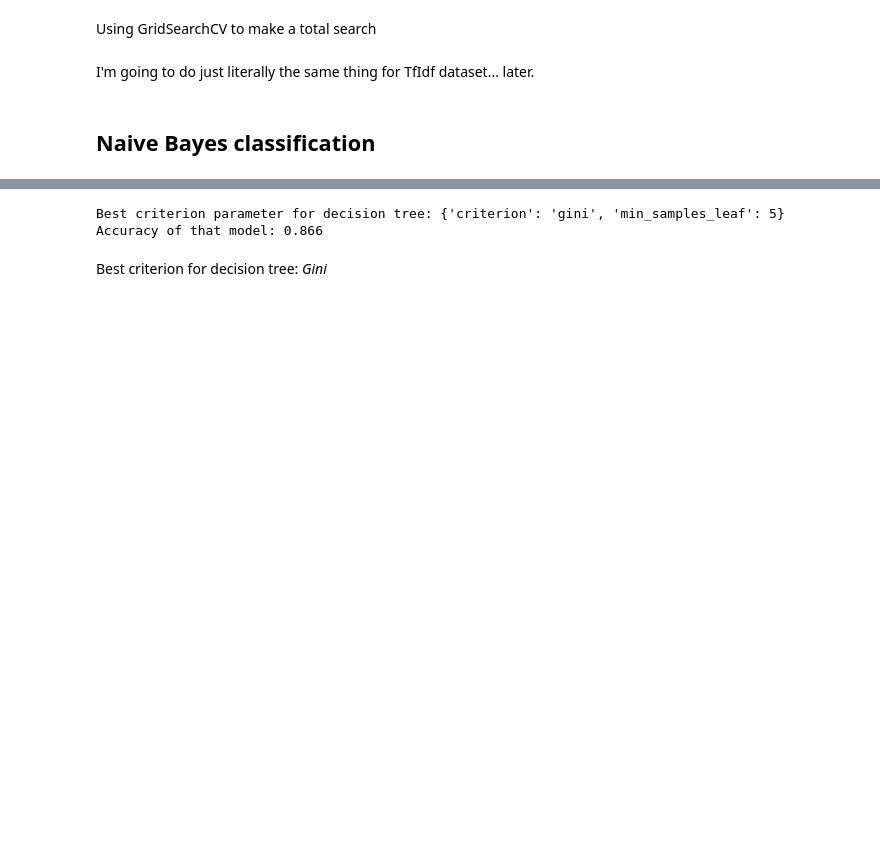
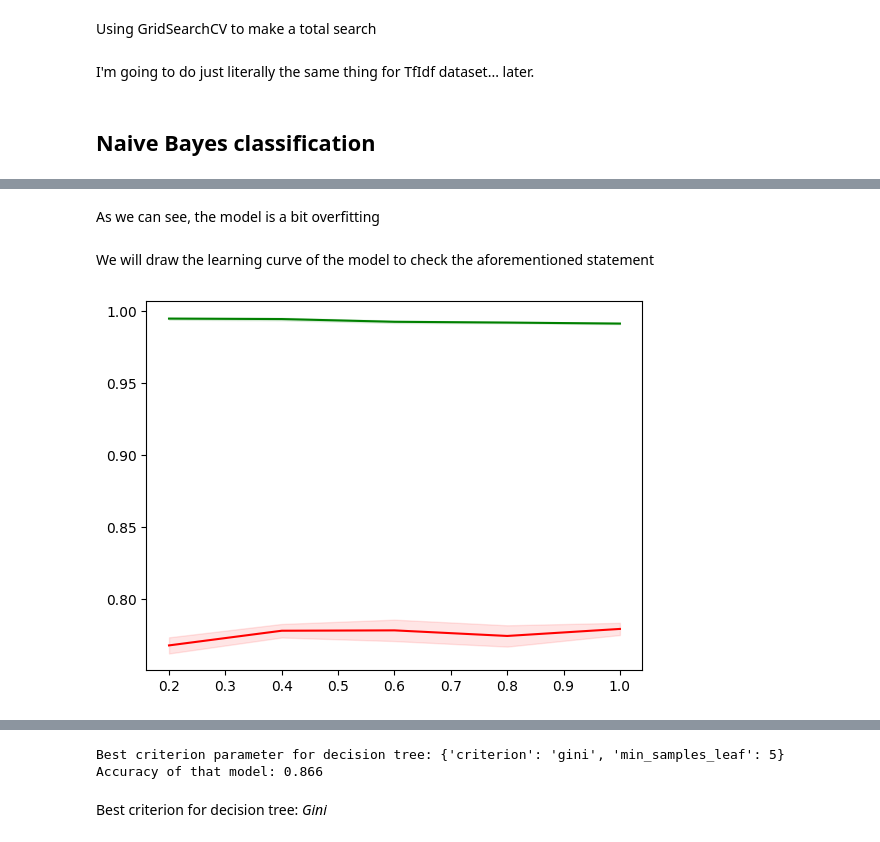
Before and after one commit to auphong2707/emotion-dectection-from-text, a Jupyter notebook: EDFT.ipynb, the cells around one changed output, grey strips where cells are left out. Saved outputs shown, nothing was run; the diff lists cells and outputs as text; code cells hidden in the pictures; blank space fills up the shorter version.

```diff
--- a/EDFT.ipynb
+++ b/EDFT.ipynb
@@ -526,0 +524,8 @@ plt.plot(train_sizes, test_mean_score, color = 'r')
+# %% [markdown]
+As we can see, the model is a bit overfitting
+# %% [markdown]
+We will draw the learning curve of the model to check the aforementioned statement
+# %%
+draw_learning_curve(DT, X_train_bow, y_train)
+# %% [output]
+[figure, added]
```
Also changed, not shown: parts of 35 cells of this notebook.
